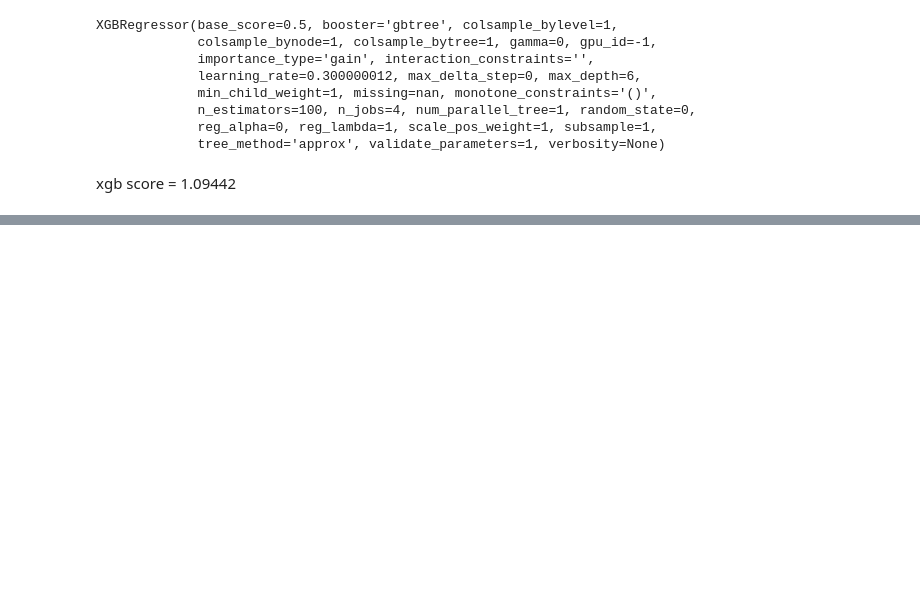
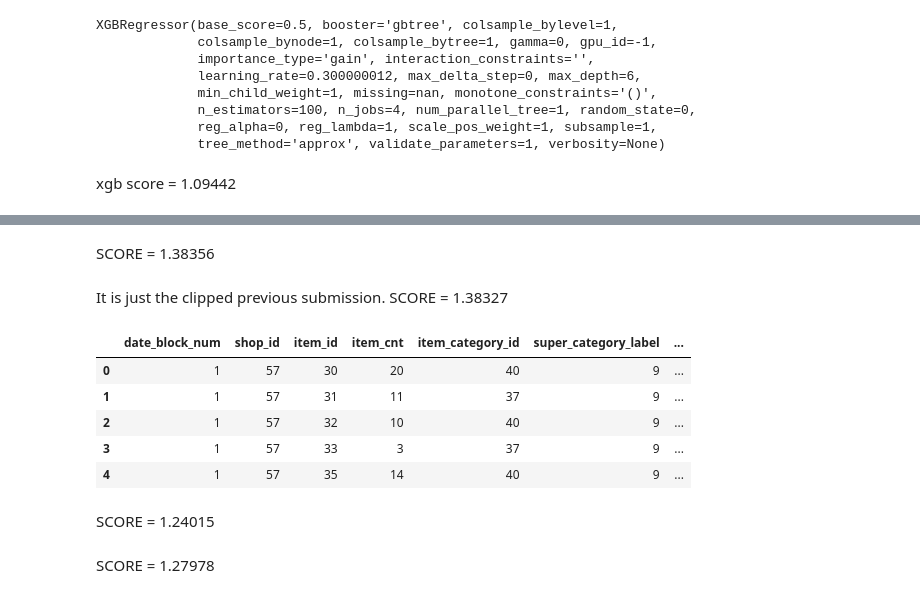
Before and after one commit to vkhmara/EPAM-Internship, a Jupyter notebook: Predict future sales/Experiments with the other form of data.ipynb, the cells around one changed output, grey strips where cells are left out. Cells and saved outputs as stored; diff of their text form; code cells hidden in the pictures; blank space fills up the shorter version.

```diff
--- a/Predict future sales/Experiments with the other form of data.ipynb
+++ b/Predict future sales/Experiments with the other form of data.ipynb
@@ -295,0 +244,4 @@ xgb score = 1.09442
+# %%
+all_sales.shop_id = all_sales.shop_id.astype('int32')
+all_sales.item_cnt_day = all_sales.item_cnt_day.clip(0, 20)
+all_sales.info()
@@ -295,0 +265,2 @@ xgb score = 1.09442
+# %%
+all_sales.rename(columns={'item_cnt_day': 'item_cnt'}, inplace=True)
@@ -295,0 +269,2 @@ xgb score = 1.09442
+# %%
+all_sales_without_lags = all_sales.copy()
@@ -295,0 +449,2 @@ xgb score = 1.09442
+# %% [markdown]
+SCORE = 1.38356
@@ -295,0 +455,3 @@ xgb score = 1.09442
+# %% [markdown]
+It is just the clipped previous submission.
+SCORE = 1.38327
@@ -295,0 +468,9 @@ xgb score = 1.09442
+# %%
+all_sales_without_lags.head()
+# %% [output]
+|  | date_block_num | shop_id | item_id | item_cnt | item_category_id | super_category_label | ... |
+| 0 | 1 | 57 | 30 | 20 | 40 | 9 | ... |
+| 1 | 1 | 57 | 31 | 11 | 37 | 9 | ... |
+| 2 | 1 | 57 | 32 | 10 | 40 | 9 | ... |
+| 3 | 1 | 57 | 33 | 3 | 37 | 9 | ... |
+| 4 | 1 | 57 | 35 | 14 | 40 | 9 | ... |
@@ -295,0 +484,2 @@ xgb score = 1.09442
+# %% [markdown]
+SCORE = 1.24015
@@ -295,0 +496,2 @@ xgb score = 1.09442
+# %% [markdown]
+SCORE = 1.27978
```
Also changed, not shown: parts of 79 cells of this notebook.
